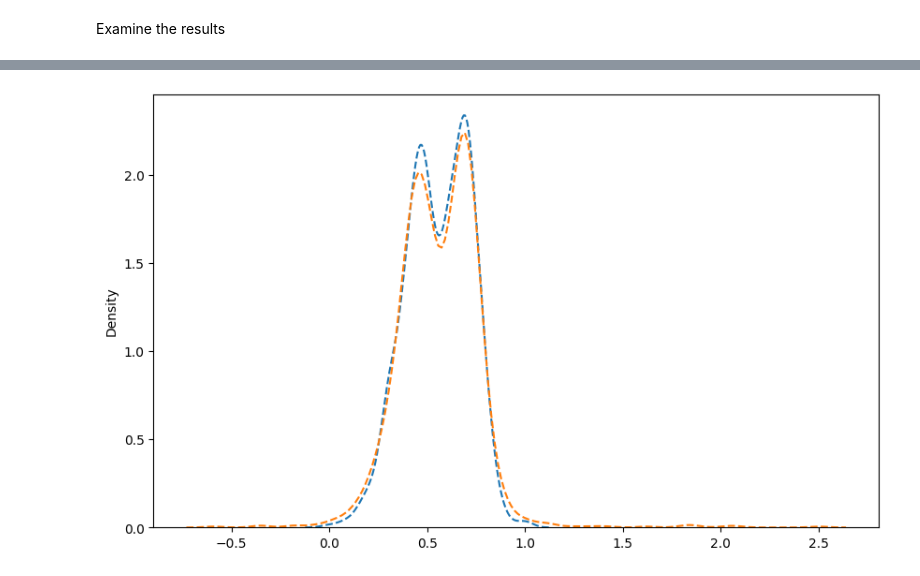
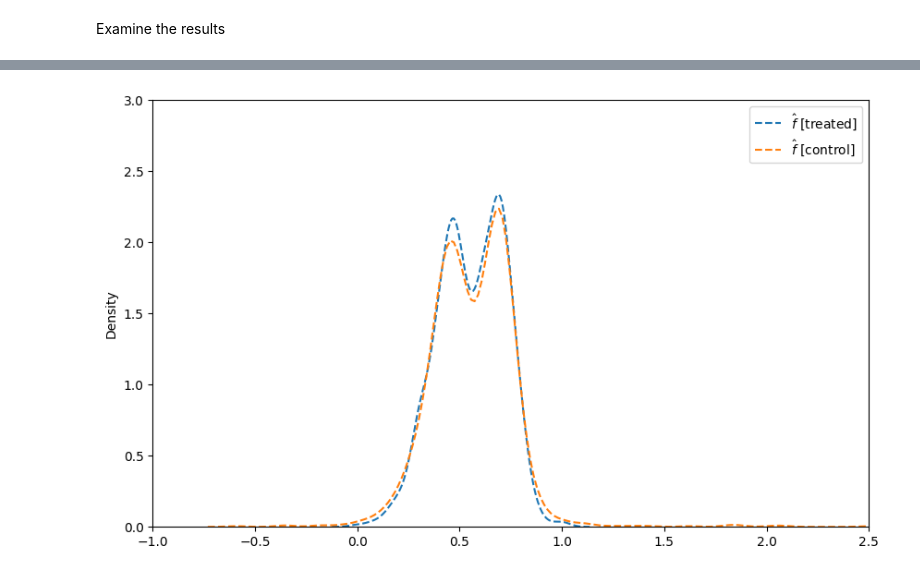
Before and after one commit to lujie-zhou/network_rkhs, a Jupyter notebook: Cai_et_al_2015/replication.ipynb, the cells around one changed output, grey strips where cells are left out. Drawn from its saved outputs; the diff is of its cells as text; code cells hidden in the pictures.

```diff
--- a/Cai_et_al_2015/replication.ipynb
+++ b/Cai_et_al_2015/replication.ipynb
@@ -216,10 +235,13 @@ beta_hat,delta_hat
 # %%
 d1 = distance_matrix(X[control], X[treated])
 fx_hat[control] = np.exp(-d1**2/(2*sigma**2))@C_hat
 
 plt.figure(figsize=(10, 6))
-sns.kdeplot(fx_hat[treated],label='iv+rkhs',linestyle='--')
-sns.kdeplot(fx_hat[control],label=r'$f$ [control]',linestyle='--')
+plt.xlim(-1,2.5)
+plt.ylim(0,3)
+sns.kdeplot(fx_hat[treated],label=r'$\hat{f}$ [treated]',linestyle='--')
+sns.kdeplot(fx_hat[control],label=r'$\hat{f}$ [control]',linestyle='--')
+plt.legend(loc=1)
 plt.show()
 # %% [output]
-[figure, old version]
+[figure, new version]
```
Also changed, not shown: parts of 6 cells of this notebook.
